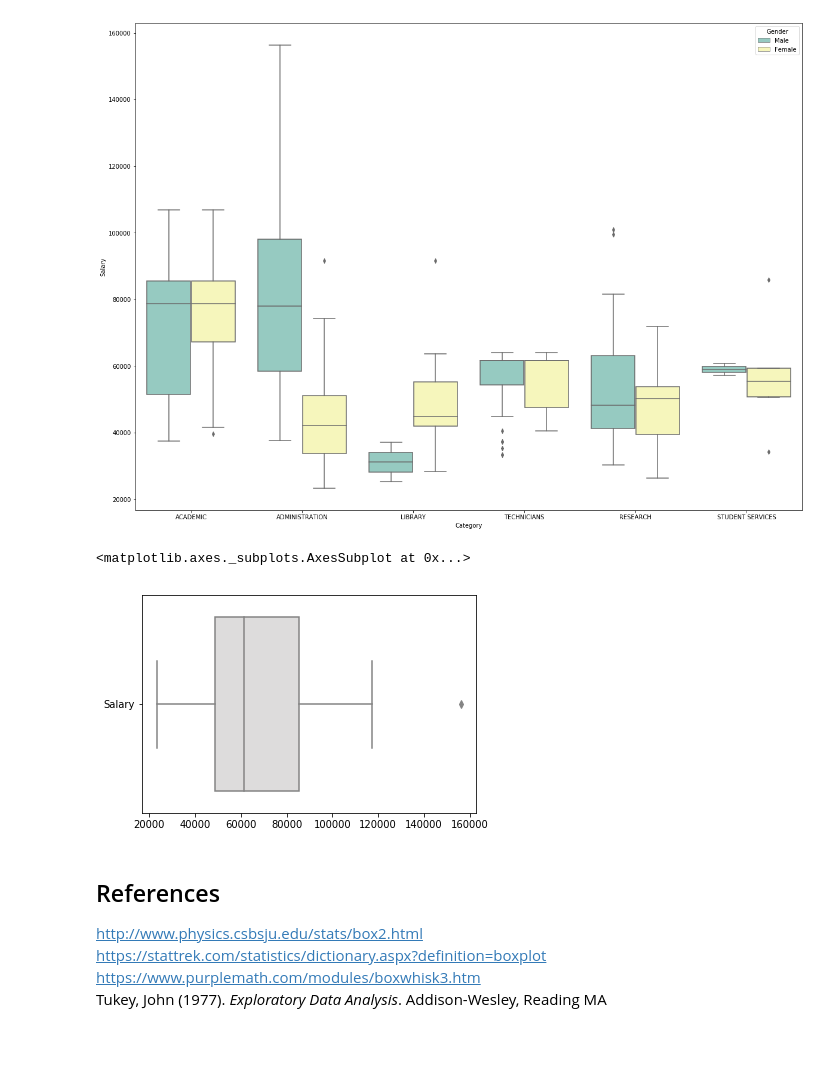
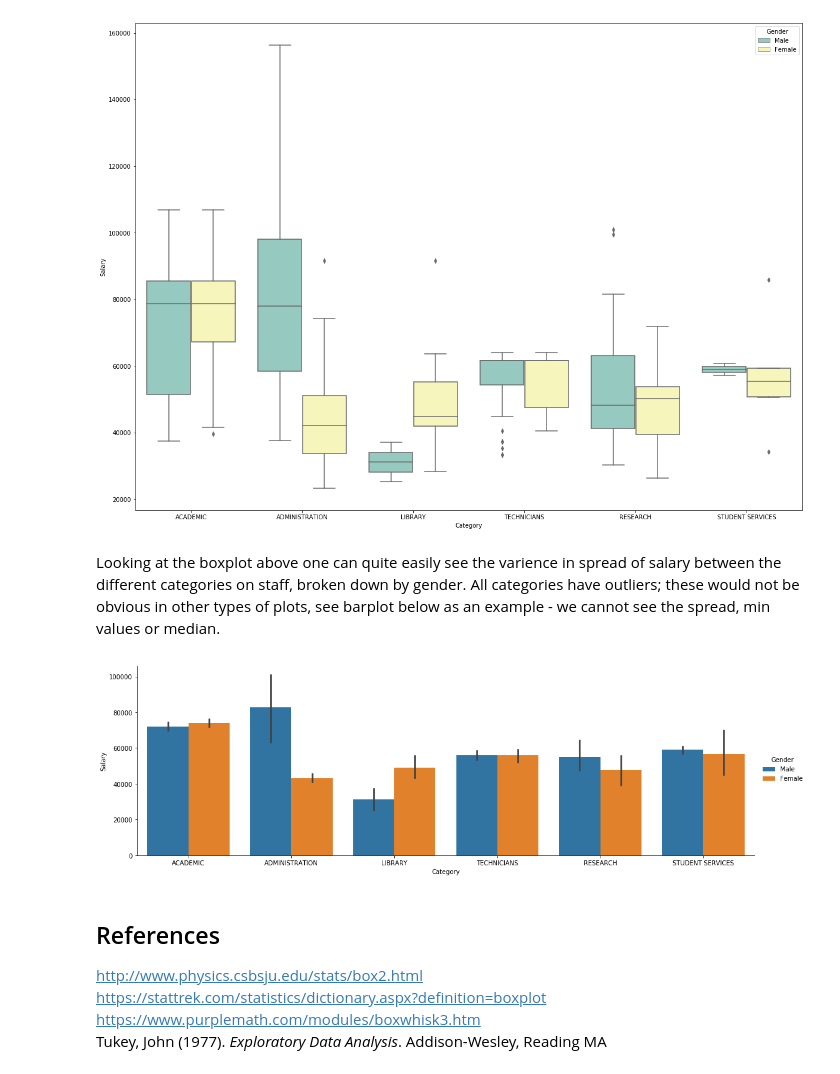
Before and after one commit to paulacduffy/boxplotsproject, a Jupyter notebook: Box Plots & their uses.ipynb, the cells around one changed output. Saved outputs shown, nothing was run; the diff lists cells and outputs as text; code cells hidden in the pictures; blank space fills up the shorter version.

Commit message:
Added comparison bar plot

```diff
--- a/Box Plots & their uses.ipynb
+++ b/Box Plots & their uses.ipynb
@@ -96,11 +96,12 @@ sns.boxplot(x="Category", y="Salary", hue="Gender", data=ndf, palette="Set3")
 plt.show()
 # %% [output]
 [figure]
-# %%
-sns.boxplot(data=ndf,palette='coolwarm',orient='h')
-# %% [output]
-<matplotlib.axes._subplots.AxesSubplot at 0x...>
-[figure, removed]
+# %% [markdown]
+Looking at the boxplot above one can quite easily see the varience in spread of salary between the different categories on staff, broken down by gender. All categories have outliers; these would not be obvious in other types of plots, see barplot below as an example - we cannot see the spread, min values or median.
+# %%
+sns.catplot(x="Category", y="Salary", hue="Gender", kind="bar", data=ndf, aspect = 3);
+# %% [output]
+[figure, added]
 # %% [markdown]
 ## References
 
```
